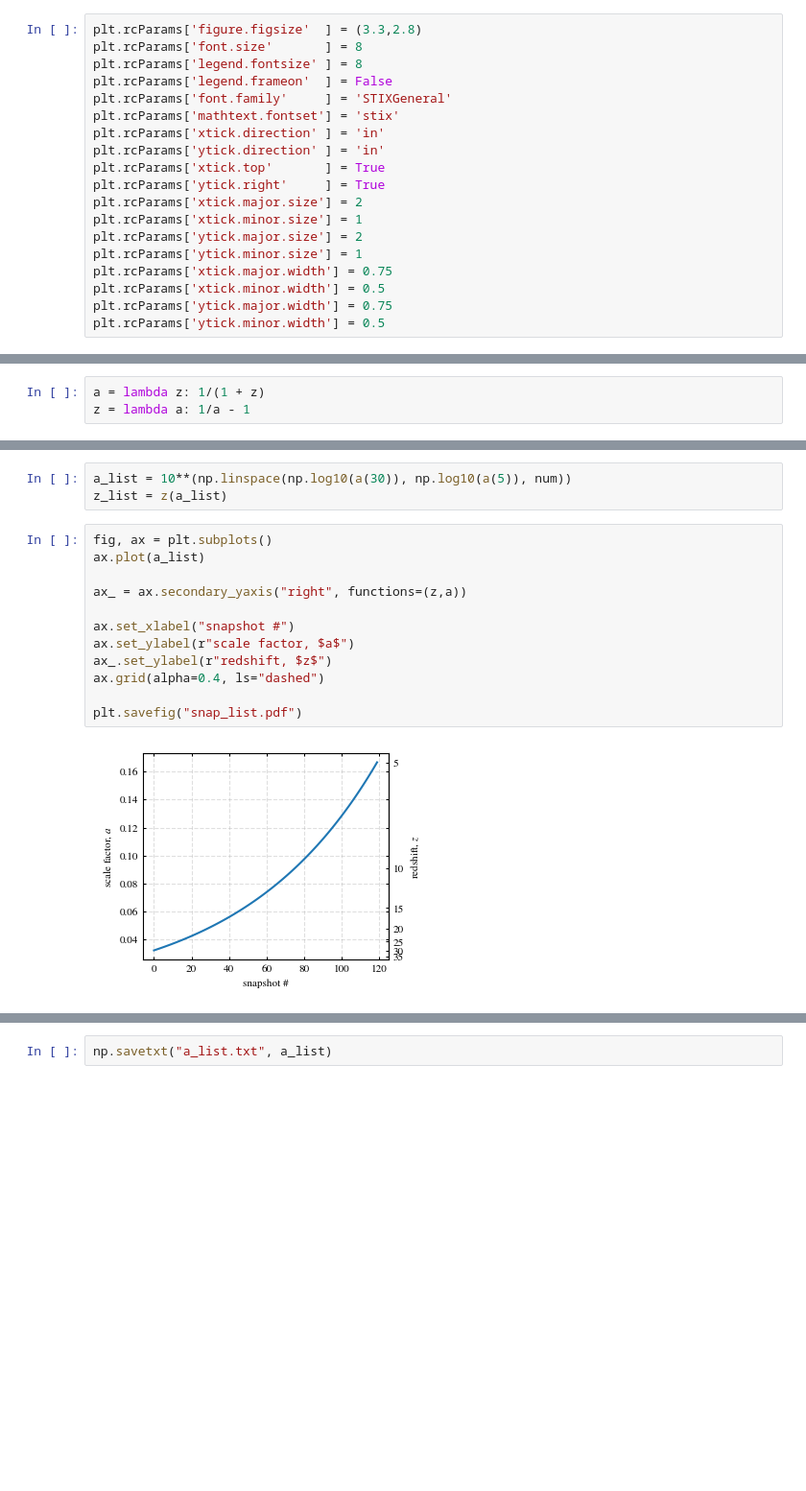
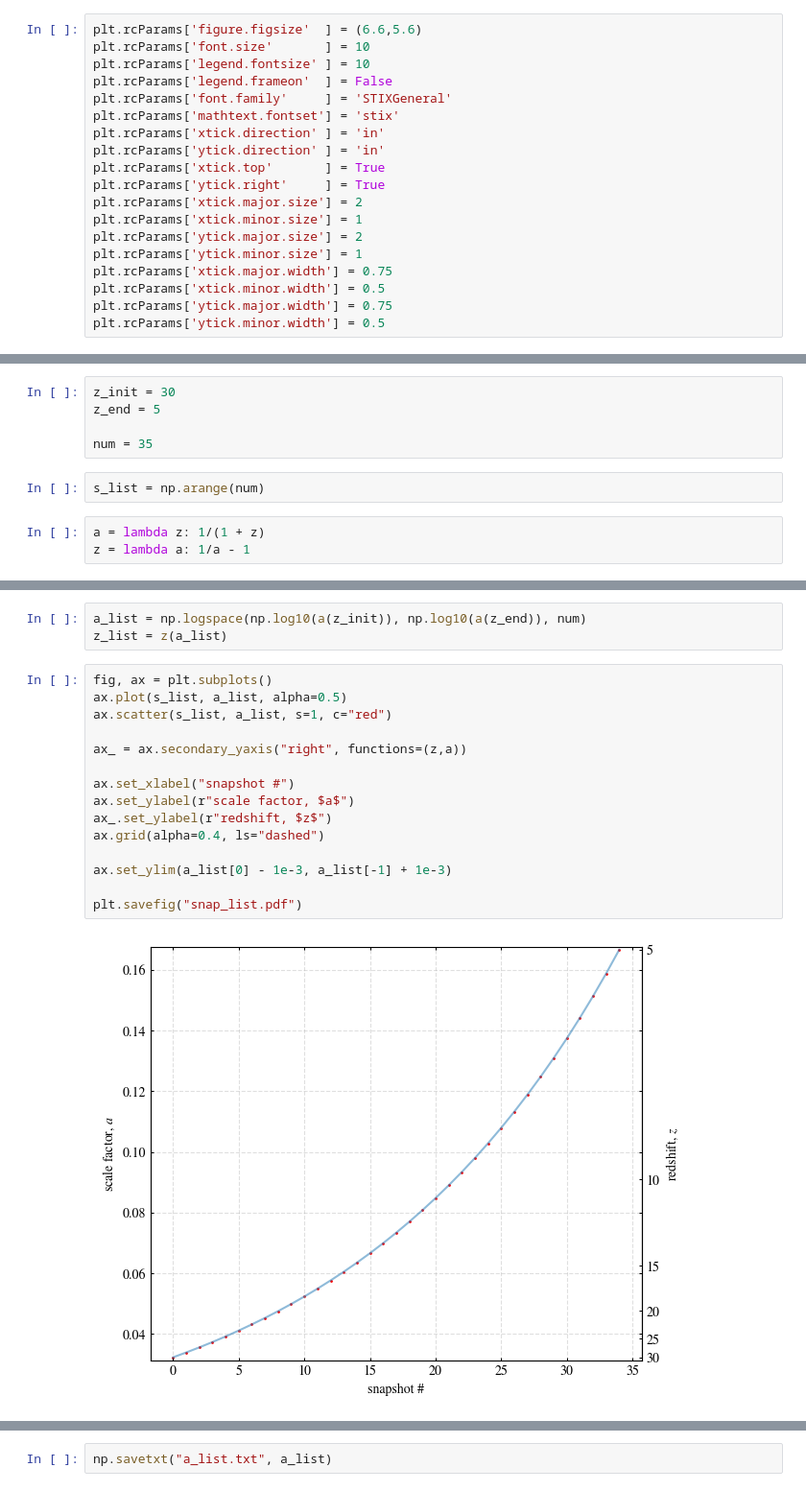
Before and after one commit to s-balu/halo_cat_cadence, a Jupyter notebook: main.ipynb, the cells around one changed output, grey strips where cells are left out. Shown: that part at 96% size. Drawn from its saved outputs; the diff is of its cells as text; blank space fills up the shorter version.

```diff
--- a/main.ipynb
+++ b/main.ipynb
@@ -4,9 +4,9 @@ import matplotlib.pyplot as plt
 from astropy.cosmology import Planck18 as cosmo
 from astropy import units as u
 # %%
-plt.rcParams['figure.figsize'  ] = (3.3,2.8)
-plt.rcParams['font.size'       ] = 8
-plt.rcParams['legend.fontsize' ] = 8
+plt.rcParams['figure.figsize'  ] = (6.6,5.6)
+plt.rcParams['font.size'       ] = 10
+plt.rcParams['legend.fontsize' ] = 10
 plt.rcParams['legend.frameon'  ] = False
 plt.rcParams['font.family'     ] = 'STIXGeneral'
 plt.rcParams['mathtext.fontset'] = 'stix'
@@ -27,3 +25,10 @@ num = 120
+# %%
+z_init = 30
+z_end = 5
+
+num = 35
+# %%
+s_list = np.arange(num)
 # %%
 a = lambda z: 1/(1 + z)
 z = lambda a: 1/a - 1
@@ -30,18 +37,21 @@ z = lambda a: 1/a - 1
 # %%
-a_list = 10**(np.linspace(np.log10(a(30)), np.log10(a(5)), num))
+a_list = np.logspace(np.log10(a(z_init)), np.log10(a(z_end)), num)
 z_list = z(a_list)
 # %%
 fig, ax = plt.subplots()
-ax.plot(a_list)
+ax.plot(s_list, a_list, alpha=0.5)
+ax.scatter(s_list, a_list, s=1, c="red")
 
 ax_ = ax.secondary_yaxis("right", functions=(z,a))
 
 ax.set_xlabel("snapshot #")
 ax.set_ylabel(r"scale factor, $a$")
 ax_.set_ylabel(r"redshift, $z$")
 ax.grid(alpha=0.4, ls="dashed")
 
+ax.set_ylim(a_list[0] - 1e-3, a_list[-1] + 1e-3)
+
 plt.savefig("snap_list.pdf")
 # %% [output]
-[figure, old version]
+[figure, new version]
 # %%
```
Also changed, not shown: parts of 25 cells of this notebook, 4 other files.
